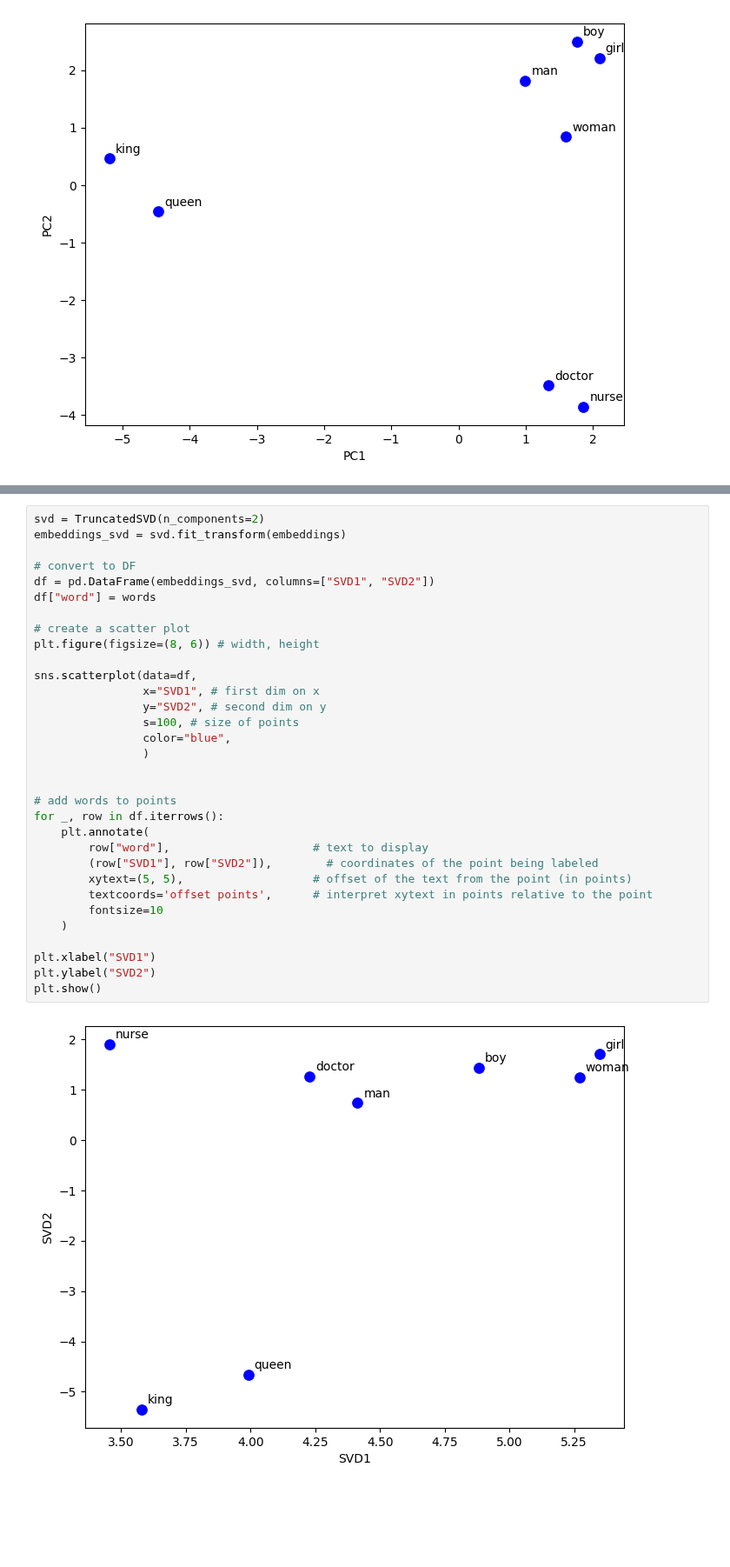
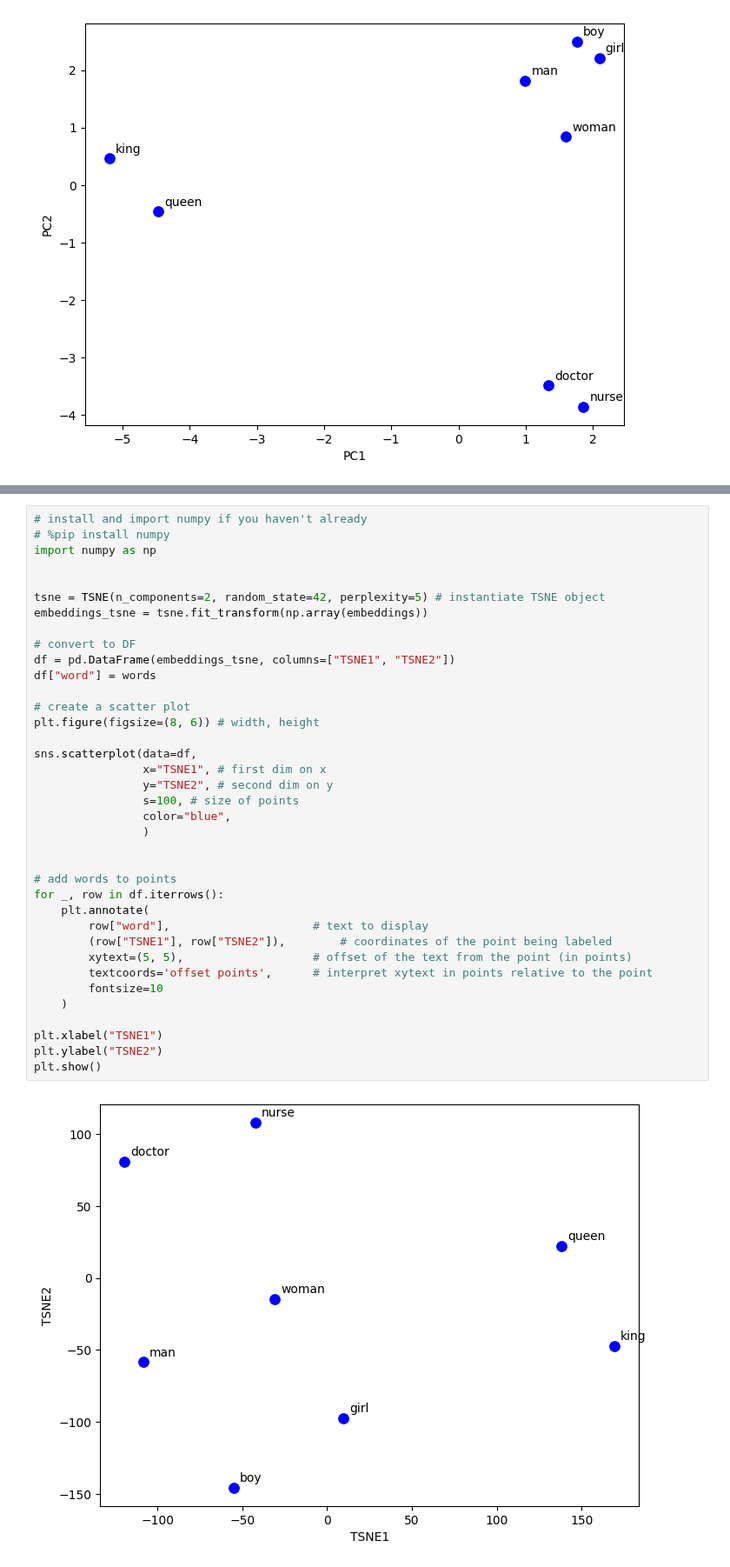
Before and after one commit to MinaAlmasi/nlp-at-cogsci, a Jupyter notebook: book/class3/001_word_embeddings.ipynb, the cells around one changed output, grey strips where cells are left out. Shown at 87% size. Cells and saved outputs as stored; diff of their text form; blank space fills up the shorter version.

Commit message:
change from svd to tsne

```diff
--- a/book/class3/001_word_embeddings.ipynb
+++ b/book/class3/001_word_embeddings.ipynb
@@ -387,34 +399,39 @@ A small part of the solution - here is the same plot as above with SVD:
 # %%
-svd = TruncatedSVD(n_components=2)
-embeddings_svd = svd.fit_transform(embeddings)
+# install and import numpy if you haven't already
+# %pip install numpy
+import numpy as np
+
+
+tsne = TSNE(n_components=2, random_state=42, perplexity=5) # instantiate TSNE object
+embeddings_tsne = tsne.fit_transform(np.array(embeddings))
 
 # convert to DF
-df = pd.DataFrame(embeddings_svd, columns=["SVD1", "SVD2"])
+df = pd.DataFrame(embeddings_tsne, columns=["TSNE1", "TSNE2"])
 df["word"] = words
 
 # create a scatter plot
 plt.figure(figsize=(8, 6)) # width, height
 
 sns.scatterplot(data=df,
-                x="SVD1", # first dim on x
-                y="SVD2", # second dim on y
+                x="TSNE1", # first dim on x
+                y="TSNE2", # second dim on y
                 s=100, # size of points
                 color="blue",
                 )
 
 
 # add words to points
 for _, row in df.iterrows():
     plt.annotate(
         row["word"],                     # text to display
-        (row["SVD1"], row["SVD2"]),        # coordinates of the point being labeled
+        (row["TSNE1"], row["TSNE2"]),        # coordinates of the point being labeled
         xytext=(5, 5),                   # offset of the text from the point (in points)
         textcoords='offset points',      # interpret xytext in points relative to the point
         fontsize=10
     )
 
-plt.xlabel("SVD1")
-plt.ylabel("SVD2")
+plt.xlabel("TSNE1")
+plt.ylabel("TSNE2")
 plt.show()
 # %% [output]
-[figure, old version]
+[figure, new version]
```
Also changed, not shown: parts of 12 cells of this notebook.
